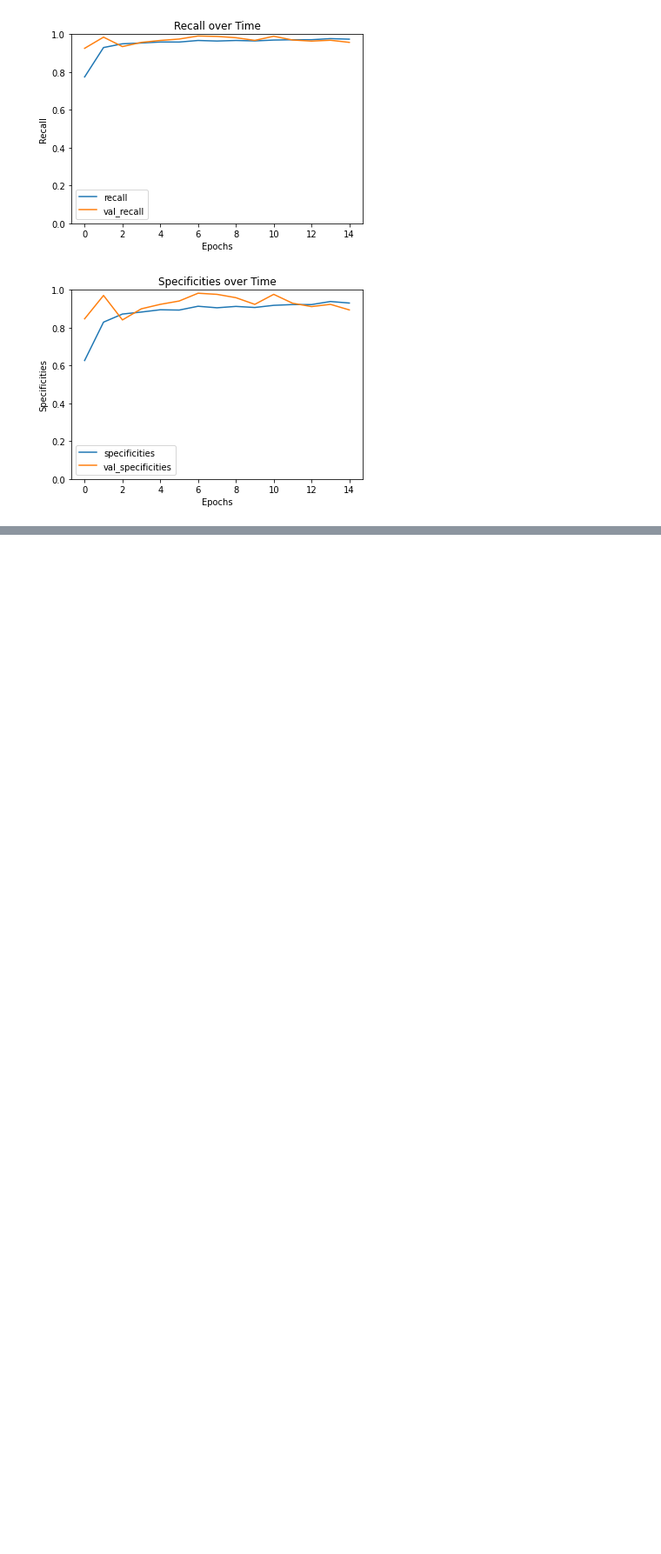
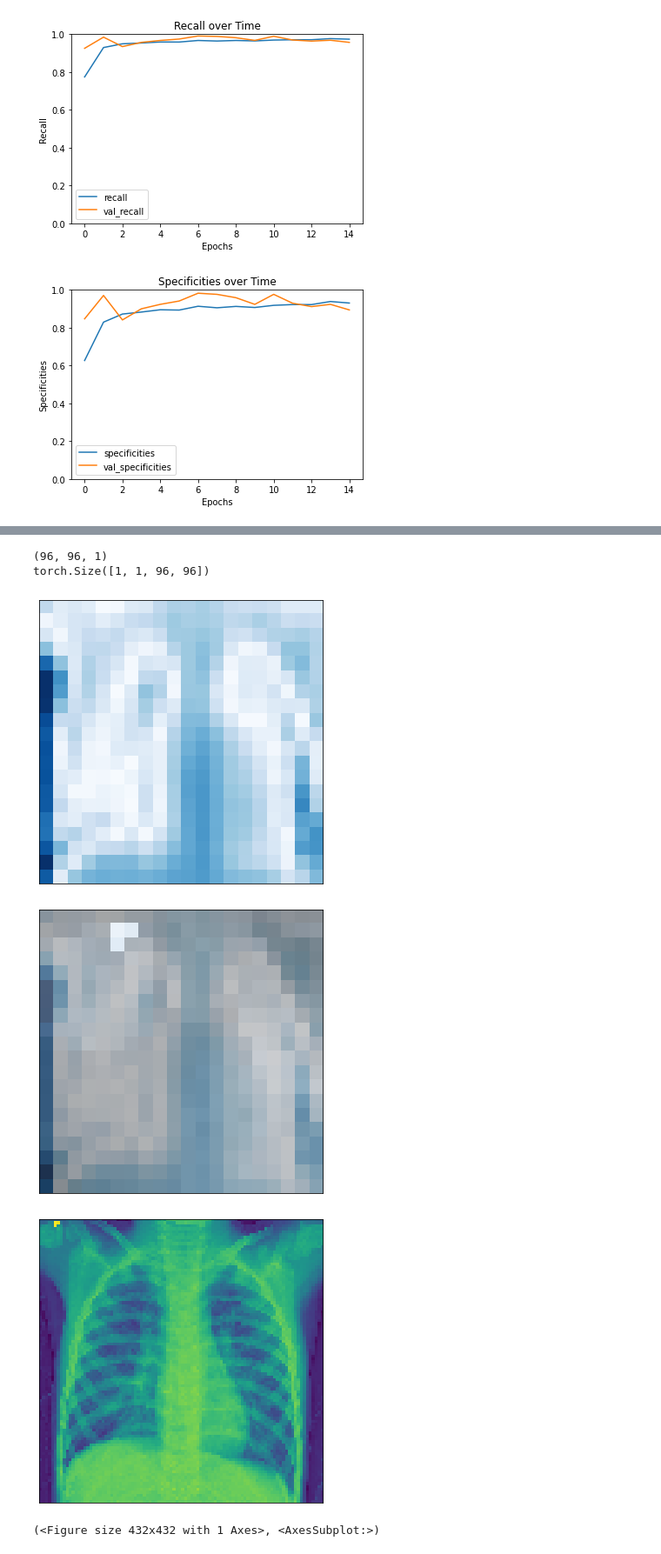
Before and after one commit to sjacob2019/Pneumonia-Chest-Xray, a Jupyter notebook: main.ipynb, the cells around one changed output, grey strips where cells are left out. Shown at 87% size. Cells and saved outputs as stored; diff of their text form; code cells hidden in the pictures; blank space fills up the shorter version.

Commit message:
Captum

```diff
--- a/main.ipynb
+++ b/main.ipynb
@@ -105,3 +115,6 @@ history = {
     'specificities': [],
     'val_specificities': [],
 }
+# %%
+model2 = torch.load('./trained_models/class_weights.pth', map_location=torch.device('cpu'))
+print(f"Model summary\n-------------------------------\n{model2}")
@@ -353,3 +372,11 @@ plt.show()
 [figure]
 # %%
 _ = save_model(class_weights_model, './trained_models/class_weights.pth', class_weights_history, used_weights=True)
+# %%
+l = [module for module in model2.modules() if not isinstance(module, torch.nn.Sequential)]
+print(l)
+#print(l[9])
+#print(type(l[9]))
+#print(len(nextDataTest))
+#x = x.transpose(1, 3)
+#print(torch.nn.Conv2d)
@@ -355,0 +416,41 @@ _ = save_model(class_weights_model, './trained_models/class_weights.pth', class_
+# %%
+#size = (128, 128)
+size = (96, 96)
+
+img_path, label = './data/chest_xray/test/PNEUMONIA/person20_virus_51.jpeg', 1
+img_path2, label2 = './data/chest_xray/test/NORMAL/im-0001-0001.jpeg', 0
+img = imread(img_path, IMREAD_GRAYSCALE)
+img2 = imread(img_path2, IMREAD_GRAYSCALE)
+
+img = resize(img, size)
+img2 = resize(img2, size)
+
+temp = ToTensor()
+imgTens = temp(img)
+imgTens = torch.unsqueeze(imgTens, 1)
+img = np.reshape(img, (96, 96, 1))
+#img = np.reshape(img, (128, 128, 1))
+print(img.shape)
+print(imgTens.size())
+imgTens2 = temp(img2)
+imgTens2 = torch.unsqueeze(imgTens2, 1)
+img2 = np.reshape(img2, (96, 96, 1))
+#img2 = np.reshape(img2, (128, 128, 1))
+# %% [output]
+(96, 96, 1)
+torch.Size([1, 1, 96, 96])
+# %%
+guided_gradcam = GuidedGradCam(model2, l[9])
+attribution = guided_gradcam.attribute(imgTens)
+attribution = torch.squeeze(attribution, 0)
+attribution = attribution.cpu().detach().numpy()
+
+attribution = attribution.transpose((1, 2, 0))
+captum.attr.visualization.visualize_image_attr(attribution, original_image=img, method='heat_map')
+captum.attr.visualization.visualize_image_attr(attribution, original_image=img, method='blended_heat_map')
+captum.attr.visualization.visualize_image_attr(attribution, original_image=img, method='original_image')
+# %% [output]
+[figure, added]
+[figure, added]
+[figure, added]
+(<Figure size 432x432 with 1 Axes>, <AxesSubplot:>)
```
Also changed, not shown: parts of 13 cells of this notebook, 3 other files.
